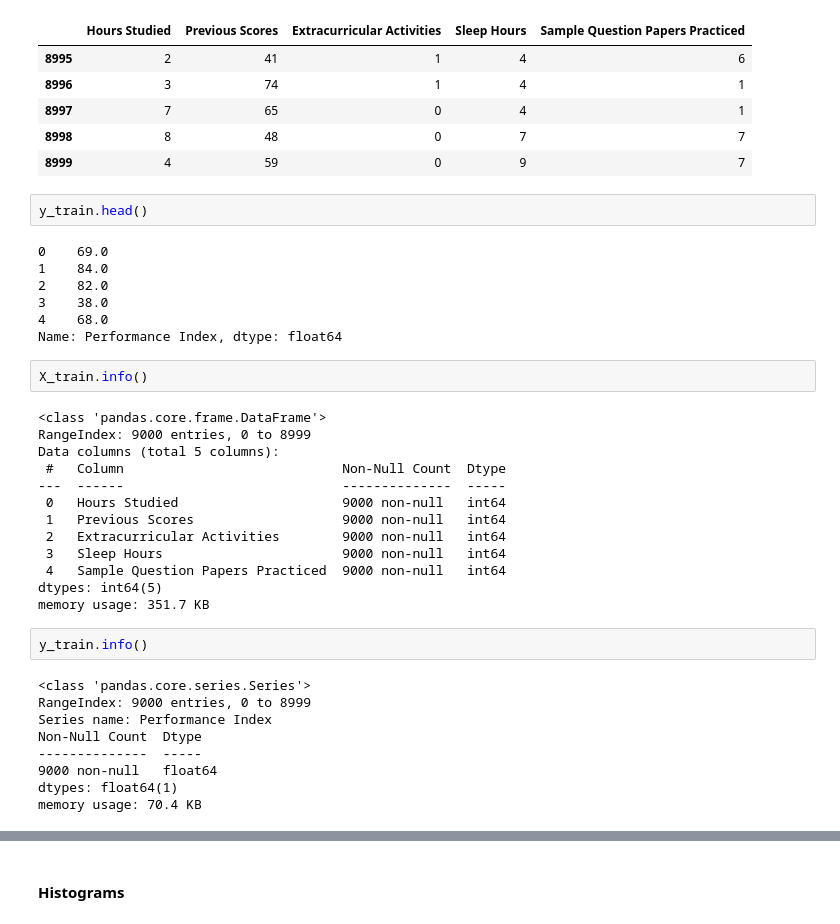
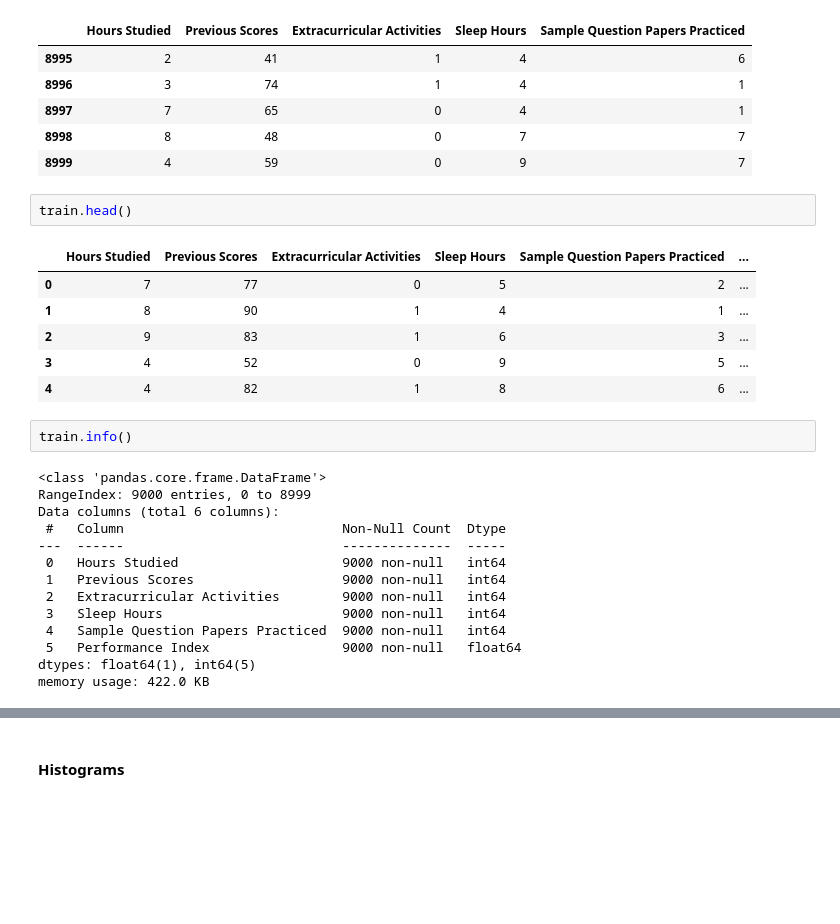
Before and after one commit to DinhXuanKhuong/Linear-Regression-using-Normal-Equation, a Jupyter notebook: P03.23127398.ipynb, the cells around one changed output, grey strips where cells are left out. Cells and saved outputs as stored; diff of their text form; blank space fills up the shorter version.

```diff
--- a/P03.23127398.ipynb
+++ b/P03.23127398.ipynb
@@ -172,20 +187,20 @@ X_train.tail()
 | 8998 | 8 | 48 | 0 | 7 | 7 |
 | 8999 | 4 | 59 | 0 | 9 | 7 |
 # %%
-y_train.head()
+train.head()
 # %% [output]
-0    69.0
-1    84.0
-2    82.0
-3    38.0
-4    68.0
-Name: Performance Index, dtype: float64
+|  | Hours Studied | Previous Scores | Extracurricular Activities | Sleep Hours | Sample Question Papers Practiced | ... |
+| 0 | 7 | 77 | 0 | 5 | 2 | ... |
+| 1 | 8 | 90 | 1 | 4 | 1 | ... |
+| 2 | 9 | 83 | 1 | 6 | 3 | ... |
+| 3 | 4 | 52 | 0 | 9 | 5 | ... |
+| 4 | 4 | 82 | 1 | 8 | 6 | ... |
 # %%
-X_train.info()
+train.info()
 # %% [output]
 <class 'pandas.core.frame.DataFrame'>
 RangeIndex: 9000 entries, 0 to 8999
-Data columns (total 5 columns):
+Data columns (total 6 columns):
  #   Column                            Non-Null Count  Dtype
 ---  ------                            --------------  -----
  0   Hours Studied                     9000 non-null   int64
@@ -193,17 +208,7 @@ Data columns (total 5 columns):
  2   Extracurricular Activities        9000 non-null   int64
  3   Sleep Hours                       9000 non-null   int64
  4   Sample Question Papers Practiced  9000 non-null   int64
-dtypes: int64(5)
-memory usage: 351.7 KB
+ 5   Performance Index                 9000 non-null   float64
+dtypes: float64(1), int64(5)
+memory usage: 422.0 KB
-# %%
-y_train.info()
-# %% [output]
-<class 'pandas.core.series.Series'>
-RangeIndex: 9000 entries, 0 to 8999
-Series name: Performance Index
-Non-Null Count  Dtype
---------------  -----
-9000 non-null   float64
-dtypes: float64(1)
-memory usage: 70.4 KB
 # %%
```
Also changed, not shown: parts of 54 cells of this notebook.
